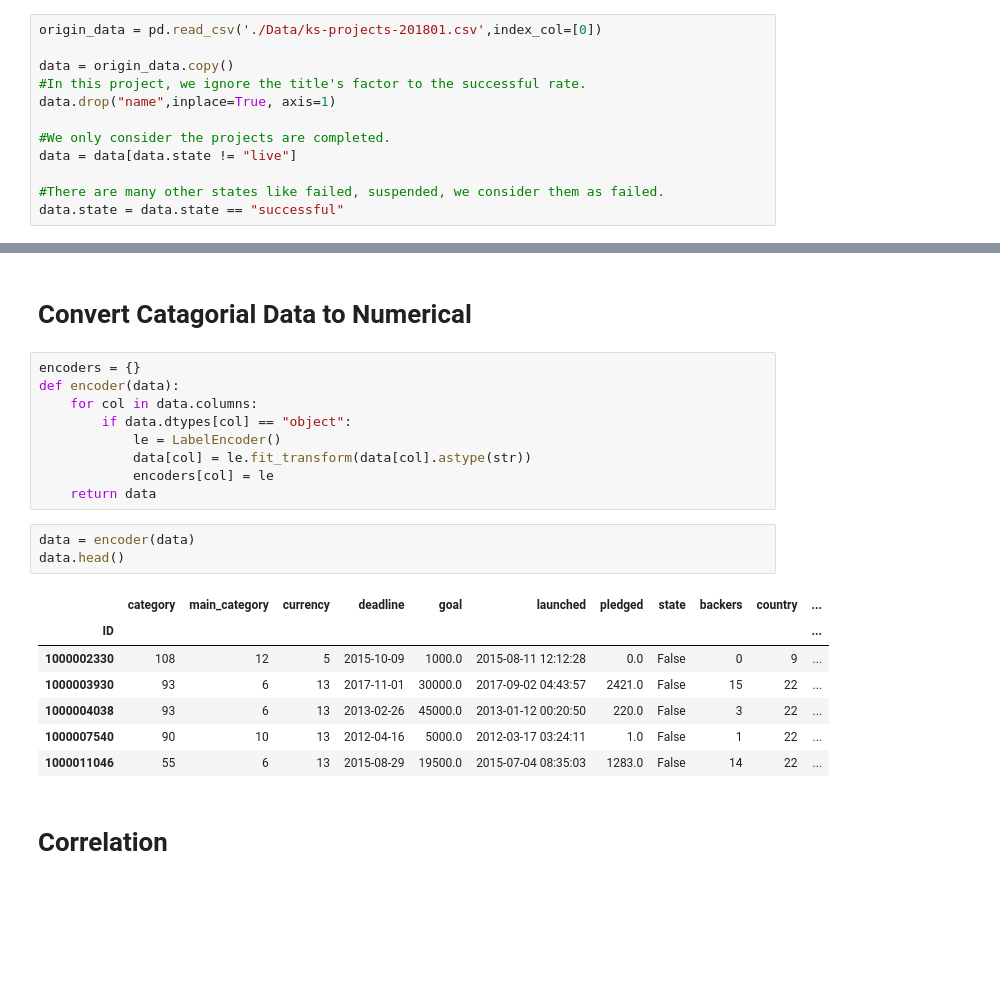
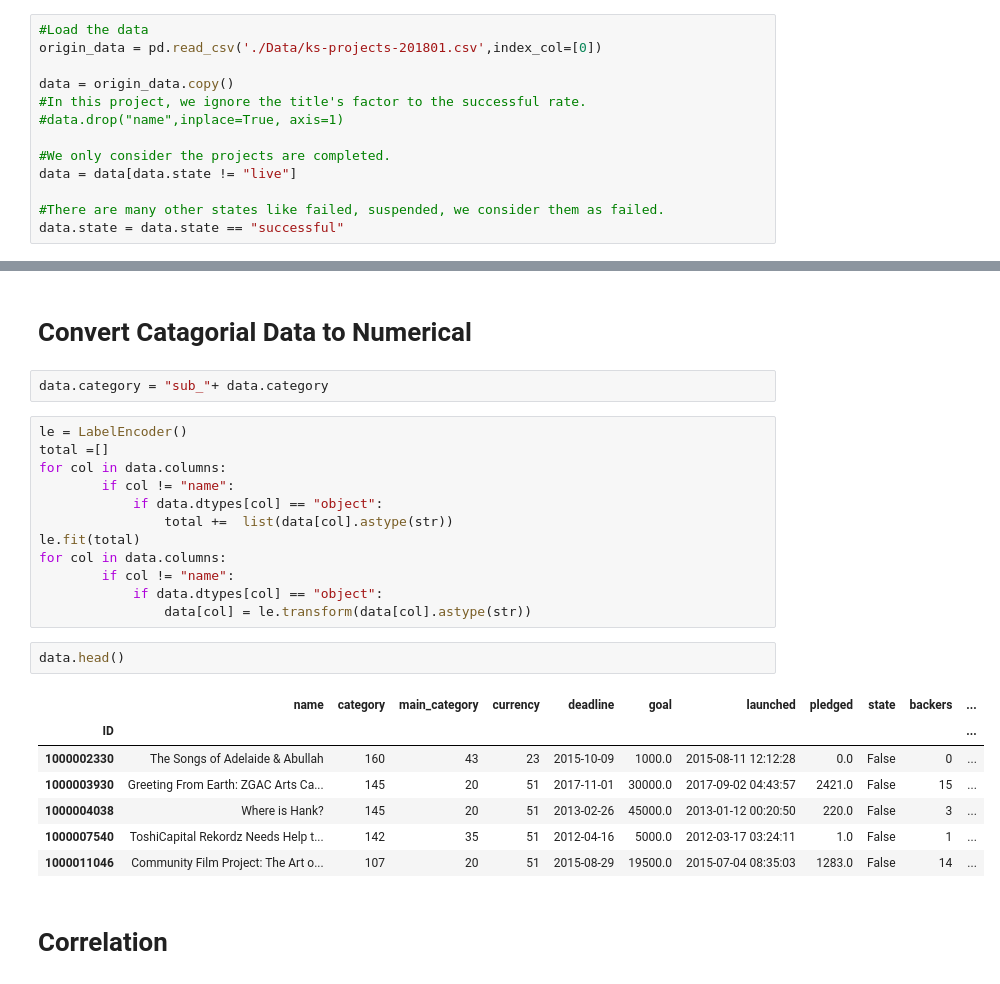
Before and after one commit to ramonidea/370_project, a Jupyter notebook: Data Prep.ipynb, the cells around one changed output, grey strips where cells are left out. Cells and saved outputs as stored; diff of their text form; blank space fills up the shorter version.

Commit message:
change the way to encoder

```diff
--- a/Data Prep.ipynb
+++ b/Data Prep.ipynb
@@ -10,11 +10,12 @@ from sklearn.preprocessing import LabelEncoder, Imputer
 import warnings
 warnings.filterwarnings('ignore')
 # %%
+#Load the data
 origin_data = pd.read_csv('./Data/ks-projects-201801.csv',index_col=[0])
 
 data = origin_data.copy()
 #In this project, we ignore the title's factor to the successful rate.
-data.drop("name",inplace=True, axis=1)
+#data.drop("name",inplace=True, axis=1)
 
 #We only consider the projects are completed.
 data = data[data.state != "live"]
@@ -125,26 +127,30 @@ pd.isna(data).any()
 data.fillna(method="bfill",inplace=True)
 # %% [markdown]
 # Convert Catagorial Data to Numerical
+# %%
+data.category = "sub_"+ data.category
 # %%
-encoders = {}
-def encoder(data):
-    for col in data.columns:
-        if data.dtypes[col] == "object":
-            le = LabelEncoder()
-            data[col] = le.fit_transform(data[col].astype(str))
-            encoders[col] = le
-    return data
+le = LabelEncoder()
+total =[]
+for col in data.columns:
+        if col != "name":
+            if data.dtypes[col] == "object":
+                total +=  list(data[col].astype(str))
+le.fit(total)
+for col in data.columns:
+        if col != "name":
+            if data.dtypes[col] == "object":
+                data[col] = le.transform(data[col].astype(str))
 # %%
-data = encoder(data)
 data.head()
 # %% [output]
-|  | category | main_category | currency | deadline | goal | launched | pledged | state | backers | country | ... |
+|  | name | category | main_category | currency | deadline | goal | launched | pledged | state | backers | ... |
 | ID |  |  |  |  |  |  |  |  |  |  | ... |
-| 1000002330 | 108 | 12 | 5 | 2015-10-09 | 1000.0 | 2015-08-11 12:12:28 | 0.0 | False | 0 | 9 | ... |
-| 1000003930 | 93 | 6 | 13 | 2017-11-01 | 30000.0 | 2017-09-02 04:43:57 | 2421.0 | False | 15 | 22 | ... |
-| 1000004038 | 93 | 6 | 13 | 2013-02-26 | 45000.0 | 2013-01-12 00:20:50 | 220.0 | False | 3 | 22 | ... |
-| 1000007540 | 90 | 10 | 13 | 2012-04-16 | 5000.0 | 2012-03-17 03:24:11 | 1.0 | False | 1 | 22 | ... |
-| 1000011046 | 55 | 6 | 13 | 2015-08-29 | 19500.0 | 2015-07-04 08:35:03 | 1283.0 | False | 14 | 22 | ... |
+| 1000002330 | The Songs of Adelaide & Abullah | 160 | 43 | 23 | 2015-10-09 | 1000.0 | 2015-08-11 12:12:28 | 0.0 | False | 0 | ... |
+| 1000003930 | Greeting From Earth: ZGAC Arts Ca... | 145 | 20 | 51 | 2017-11-01 | 30000.0 | 2017-09-02 04:43:57 | 2421.0 | False | 15 | ... |
+| 1000004038 | Where is Hank? | 145 | 20 | 51 | 2013-02-26 | 45000.0 | 2013-01-12 00:20:50 | 220.0 | False | 3 | ... |
+| 1000007540 | ToshiCapital Rekordz Needs Help t... | 142 | 35 | 51 | 2012-04-16 | 5000.0 | 2012-03-17 03:24:11 | 1.0 | False | 1 | ... |
+| 1000011046 | Community Film Project: The Art o... | 107 | 20 | 51 | 2015-08-29 | 19500.0 | 2015-07-04 08:35:03 | 1283.0 | False | 14 | ... |
 # %% [markdown]
 # Correlation
 # %%
```
Also changed, not shown: parts of 5 cells of this notebook.
